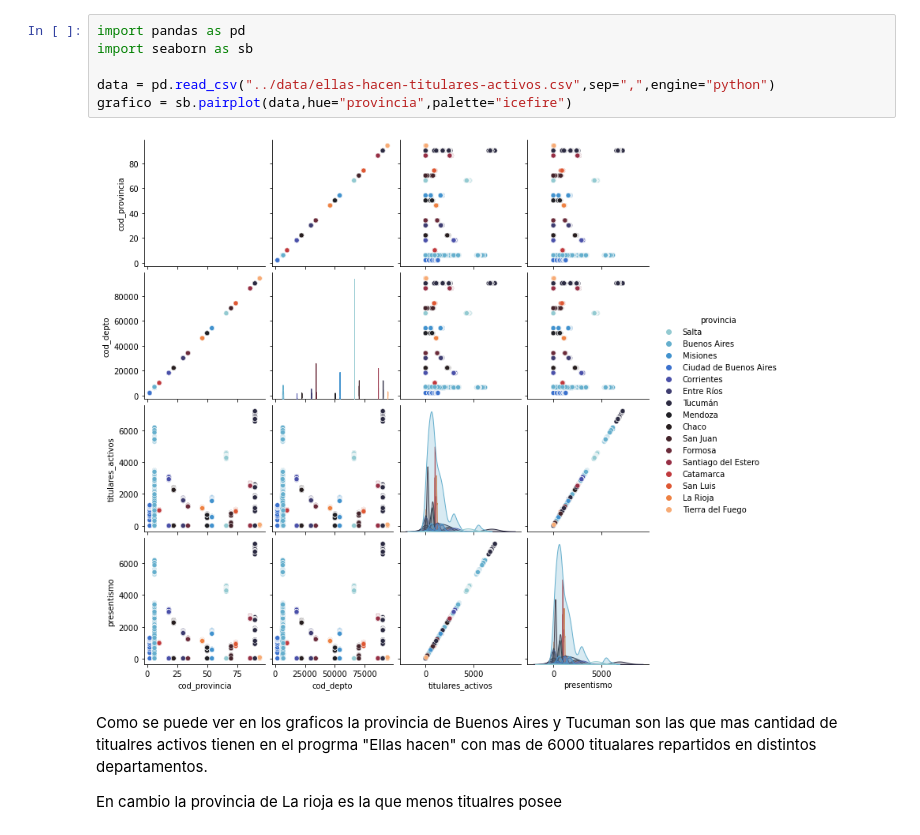
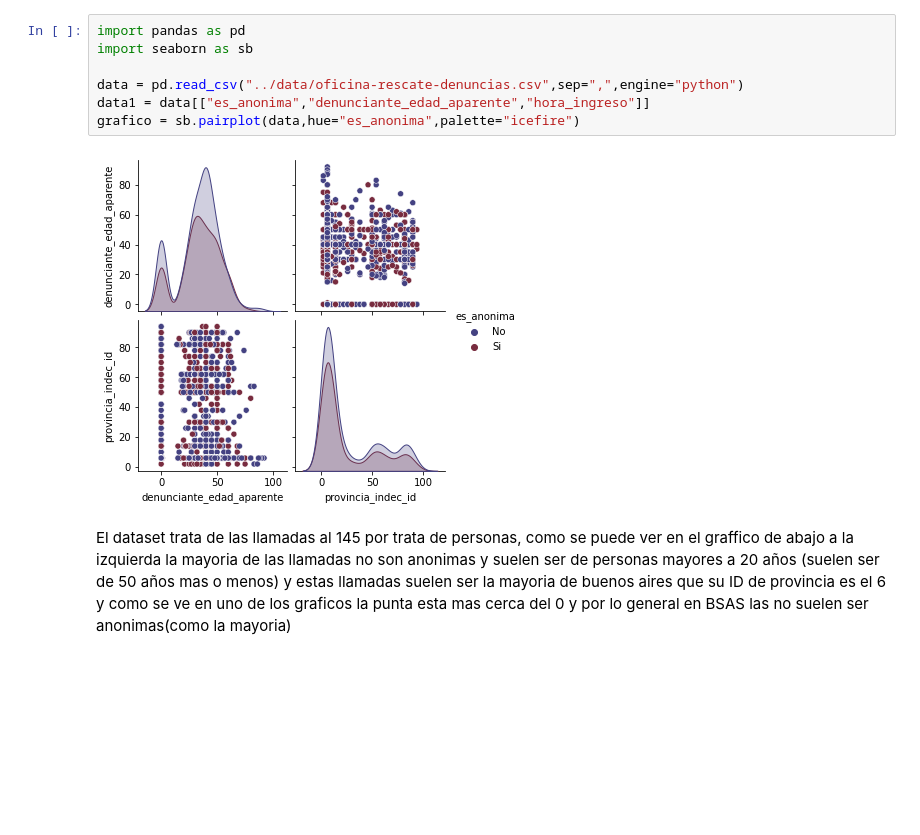
Before and after one commit to InakiEtc/Nadia, a Jupyter notebook: 2021/TP7 - SeaBorn/notebooks/main.ipynb, the cells around one changed output. Cells and saved outputs as stored; diff of their text form; blank space fills up the shorter version.

```diff
--- a/2021/TP7 - SeaBorn/notebooks/main.ipynb
+++ b/2021/TP7 - SeaBorn/notebooks/main.ipynb
@@ -1,14 +1,18 @@
 # %%
 import pandas as pd
 import seaborn as sb
 
-data = pd.read_csv("../data/ellas-hacen-titulares-activos.csv",sep=",",engine="python")
-grafico = sb.pairplot(data,hue="provincia",palette="icefire")
+data = pd.read_csv("../data/oficina-rescate-denuncias.csv",sep=",",engine="python")
+data1 = data[["es_anonima","denunciante_edad_aparente","hora_ingreso"]]
+grafico = sb.pairplot(data,hue="es_anonima",palette="icefire")
 # %% [output]
-[figure, old version]
+[figure, new version]
-# %% [markdown]
-Como se puede ver en los graficos la provincia de Buenos Aires y Tucuman
-son las que mas cantidad de titualres activos tienen en el progrma "Ellas hacen"
-con mas de 6000 titualares repartidos en distintos departamentos.
-
-En cambio la provincia de La rioja es la que menos titualres posee
+# %% [markdown]
+El dataset trata de las llamadas al 145 por trata de personas,
+como se puede ver en el graffico de abajo a la izquierda
+la mayoria de las llamadas no son anonimas y suelen ser
+de personas mayores a 20 años (suelen ser de 50 años mas o menos)
+y estas llamadas suelen ser la mayoria de buenos aires que
+su ID de provincia es el 6 y como se ve en uno de los graficos
+la punta esta mas cerca del 0 y por lo general en BSAS las
+no suelen ser anonimas(como la mayoria)
```
Also changed, not shown: 4 other files.
